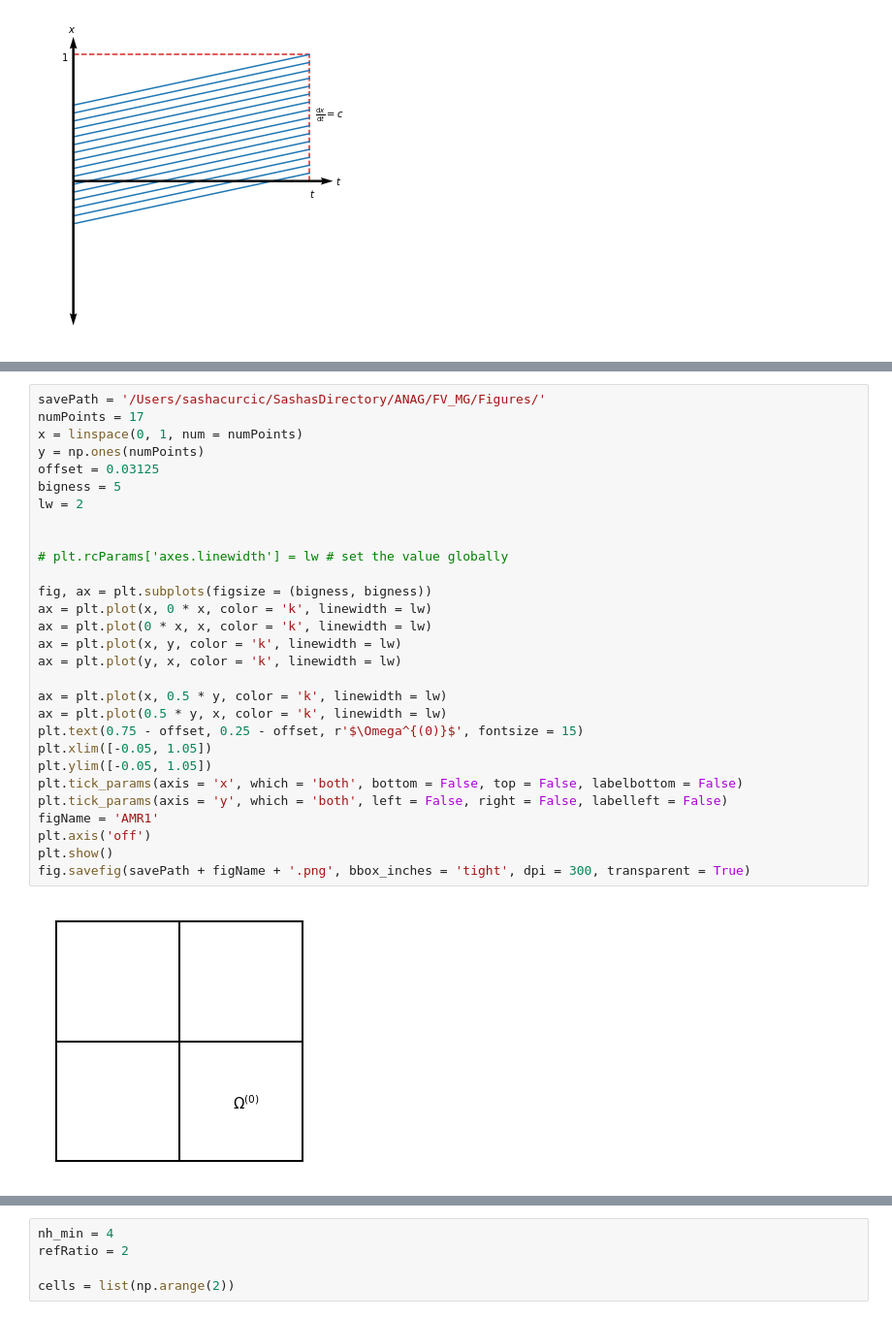
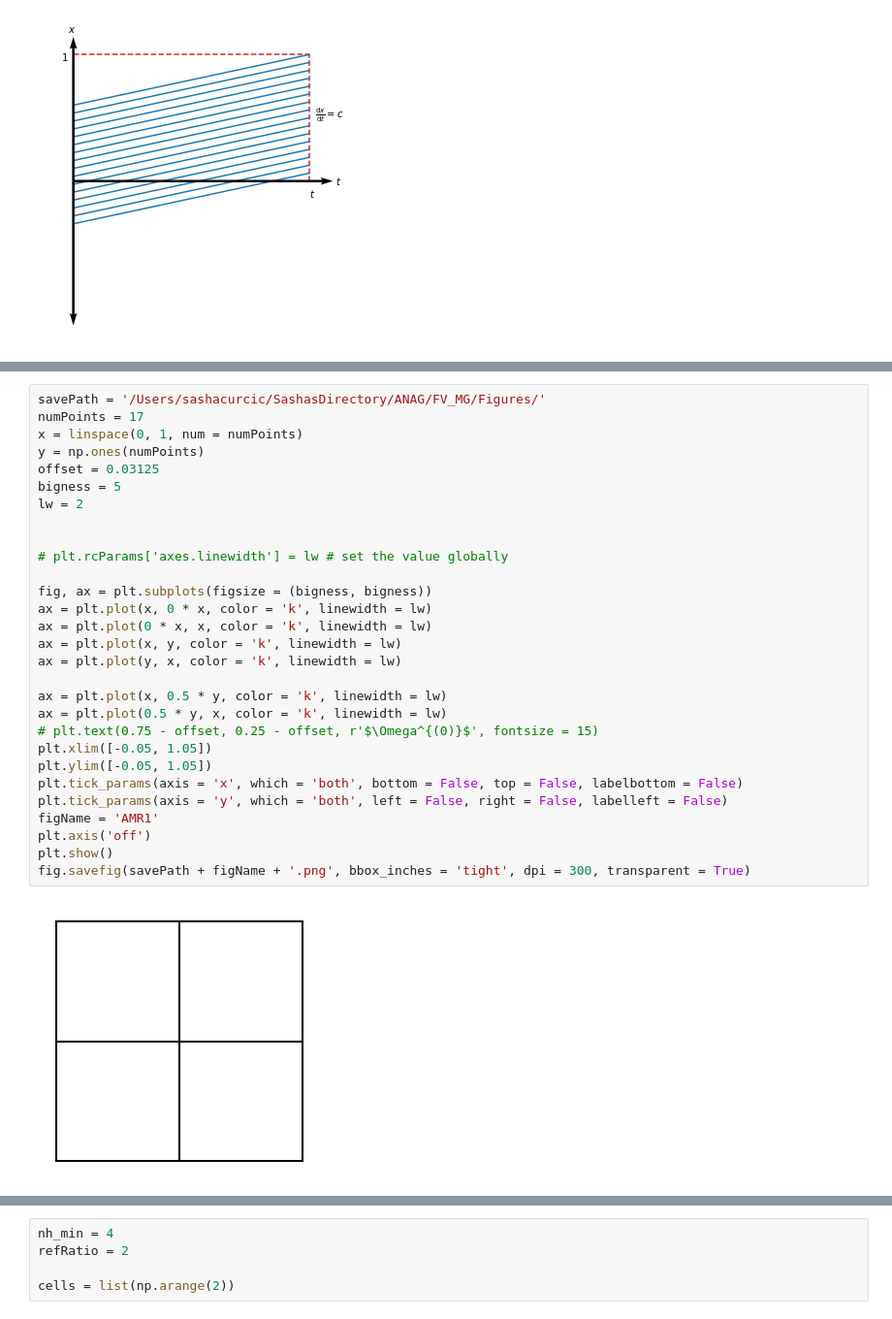
Before and after one commit to 88Sasha88/FV_MG, a Jupyter notebook: CharacteristicLinesUnitTest.ipynb, the cells around one changed output, grey strips where cells are left out. Shown at 97% size. Drawn from its saved outputs; the diff is of its cells as text.

```diff
--- a/CharacteristicLinesUnitTest.ipynb
+++ b/CharacteristicLinesUnitTest.ipynb
@@ -289,34 +486,34 @@ if (locs == []):
 # %%
 savePath = '/Users/sashacurcic/SashasDirectory/ANAG/FV_MG/Figures/'
 numPoints = 17
 x = linspace(0, 1, num = numPoints)
 y = np.ones(numPoints)
 offset = 0.03125
 bigness = 5
 lw = 2
 
 
 # plt.rcParams['axes.linewidth'] = lw # set the value globally
 
 fig, ax = plt.subplots(figsize = (bigness, bigness))
 ax = plt.plot(x, 0 * x, color = 'k', linewidth = lw)
 ax = plt.plot(0 * x, x, color = 'k', linewidth = lw)
 ax = plt.plot(x, y, color = 'k', linewidth = lw)
 ax = plt.plot(y, x, color = 'k', linewidth = lw)
 
 ax = plt.plot(x, 0.5 * y, color = 'k', linewidth = lw)
 ax = plt.plot(0.5 * y, x, color = 'k', linewidth = lw)
-plt.text(0.75 - offset, 0.25 - offset, r'$\Omega^{(0)}$', fontsize = 15)
+# plt.text(0.75 - offset, 0.25 - offset, r'$\Omega^{(0)}$', fontsize = 15)
 plt.xlim([-0.05, 1.05])
 plt.ylim([-0.05, 1.05])
 plt.tick_params(axis = 'x', which = 'both', bottom = False, top = False, labelbottom = False)
 plt.tick_params(axis = 'y', which = 'both', left = False, right = False, labelleft = False)
 figName = 'AMR1'
 plt.axis('off')
 plt.show()
 fig.savefig(savePath + figName + '.png', bbox_inches = 'tight', dpi = 300, transparent = True)
 # %% [output]
-[figure, old version]
+[figure, new version]
 # %%
 fig, ax = plt.subplots(figsize = (bigness, bigness))
 ax = plt.plot(x, 0 * x, color = 'k', linewidth = lw)
```
Also changed, not shown: parts of 18 cells of this notebook, 7 other files.
